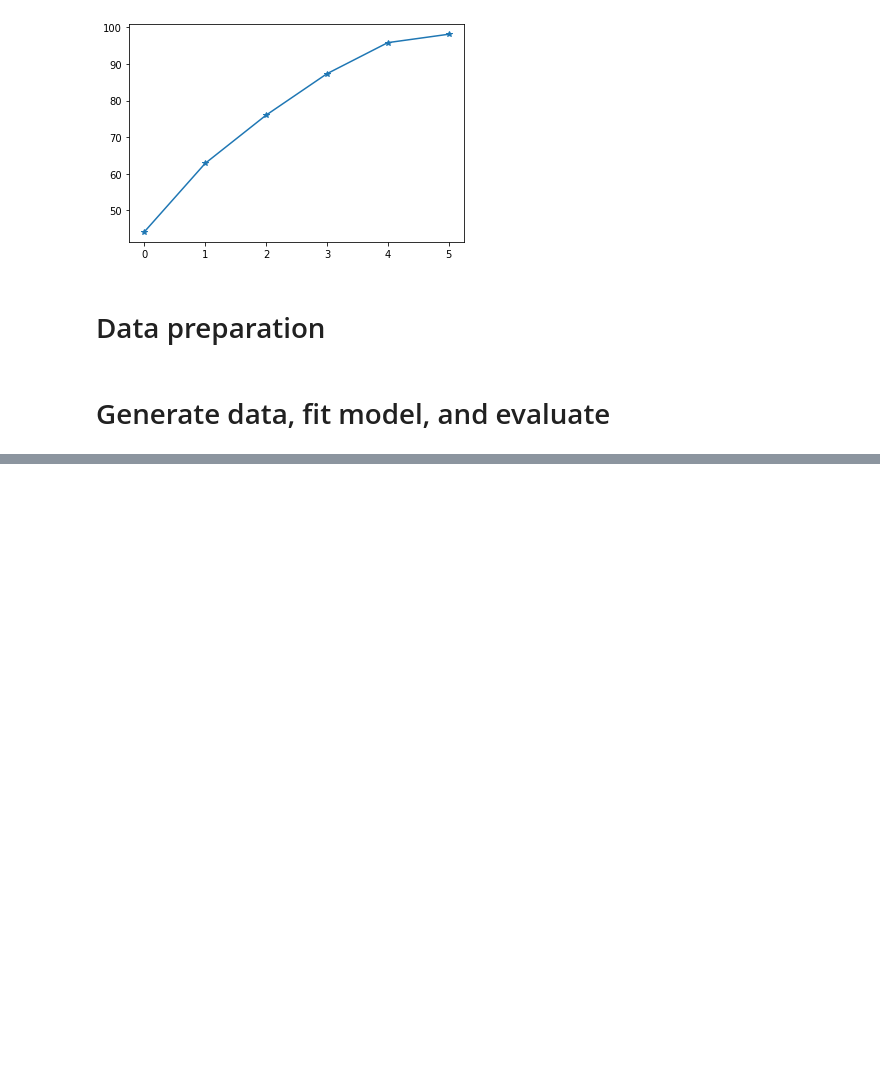
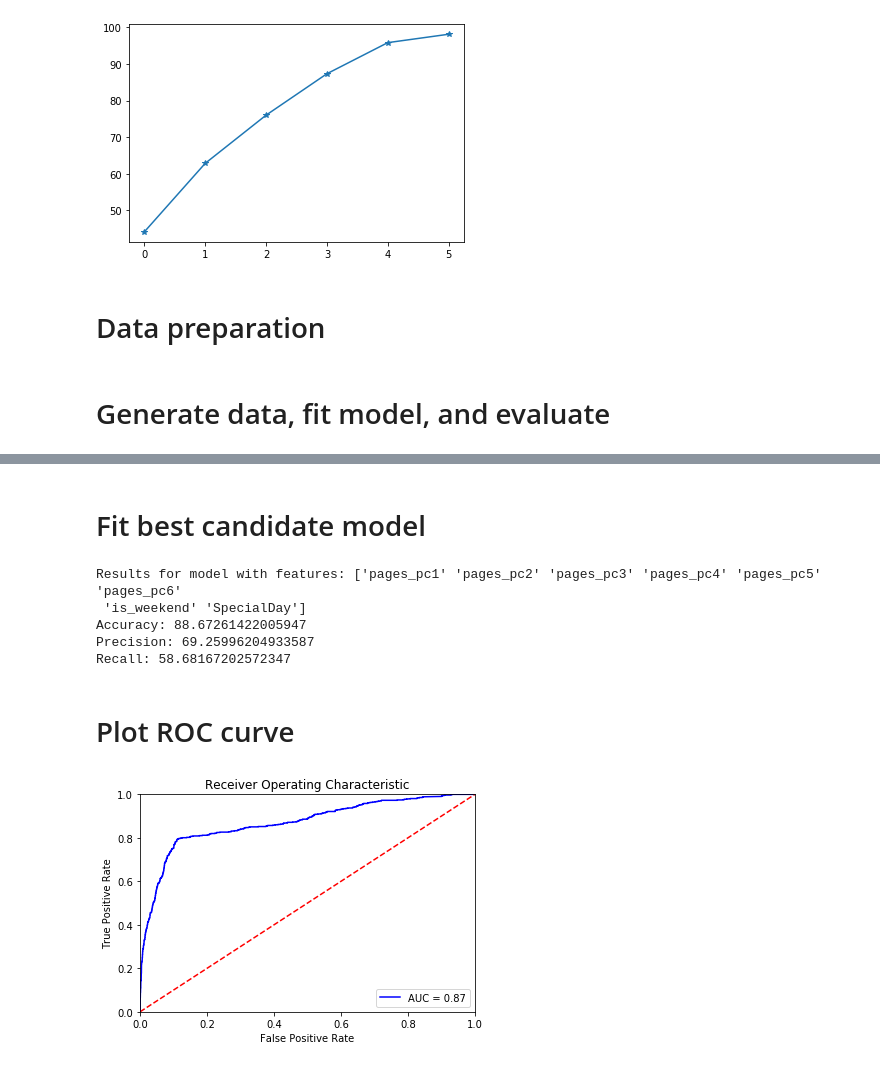
Before and after one commit to pati-dev/predict-shopping-intention, a Jupyter notebook: predict_purchase.ipynb, the cells around one changed output, grey strips where cells are left out. Cells and saved outputs as stored; diff of their text form; code cells hidden in the pictures; blank space fills up the shorter version.

Commit message:
Add ROC and PR curves

```diff
--- a/predict_purchase.ipynb
+++ b/predict_purchase.ipynb
@@ -255,0 +398,39 @@ for features, met in test_results.items():
+# %% [markdown]
+# Fit best candidate model
+# %%
+x = pd.concat( [df_pages_pca, df_shop.loc[:, ['is_weekend', 'SpecialDay']]], axis=1 )
+y = df_shop['purchase']
+
+x_train, x_test, y_train, y_test = train_test_split(x, y, test_size=0.3, random_state=0)
+
+lr_model = LogisticRegression(C=1, solver='lbfgs')
+best_model = lr_model.fit(x_train, y_train)
+
+test_results = {}
+evaluate(model=best_model, x_test=x_test, y_test=y_test, results=test_results)
+# %% [output]
+Results for model with features: ['pages_pc1' 'pages_pc2' 'pages_pc3' 'pages_pc4' 'pages_pc5' 'pages_pc6'
+ 'is_weekend' 'SpecialDay']
+Accuracy: 88.67261422005947
+Precision: 69.25996204933587
+Recall: 58.68167202572347
+# %% [markdown]
+# Plot ROC curve
+# %%
+probs = best_model.predict_proba(x_test)
+preds = probs[:,1]
+fpr, tpr, threshold = metrics.roc_curve(y_test, preds)
+
+roc_auc = metrics.auc(fpr, tpr)
+
+plt.title('Receiver Operating Characteristic')
+plt.plot(fpr, tpr, 'b', label = 'AUC = %0.2f' % roc_auc)
+plt.legend(loc = 'lower right')
+plt.plot([0, 1], [0, 1],'r--')
+plt.xlim([0, 1])
+plt.ylim([0, 1])
+plt.ylabel('True Positive Rate')
+plt.xlabel('False Positive Rate')
+plt.show()
+# %% [output]
+[figure, added]
```
Also changed, not shown: parts of 13 cells of this notebook.
